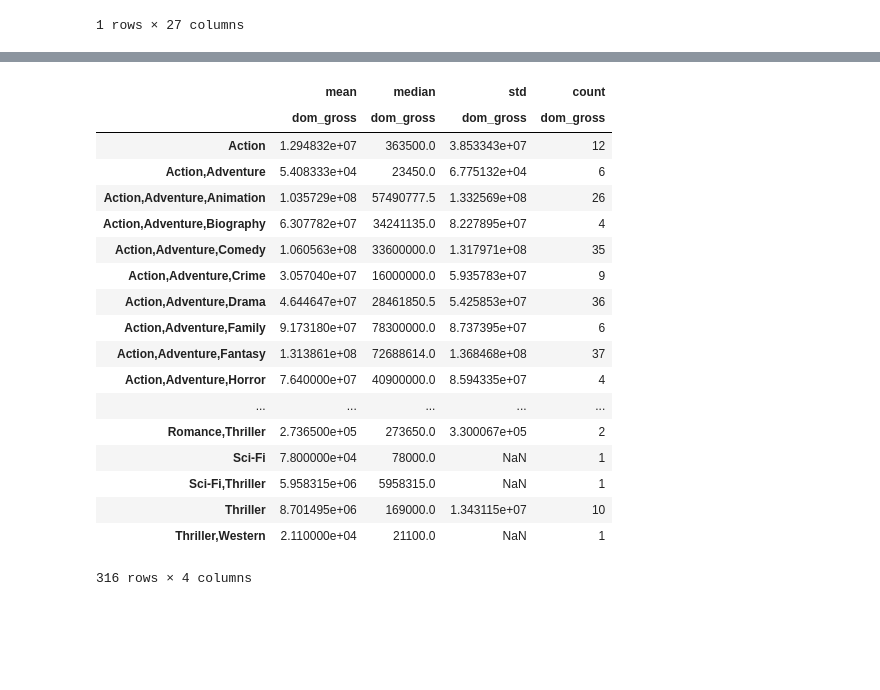
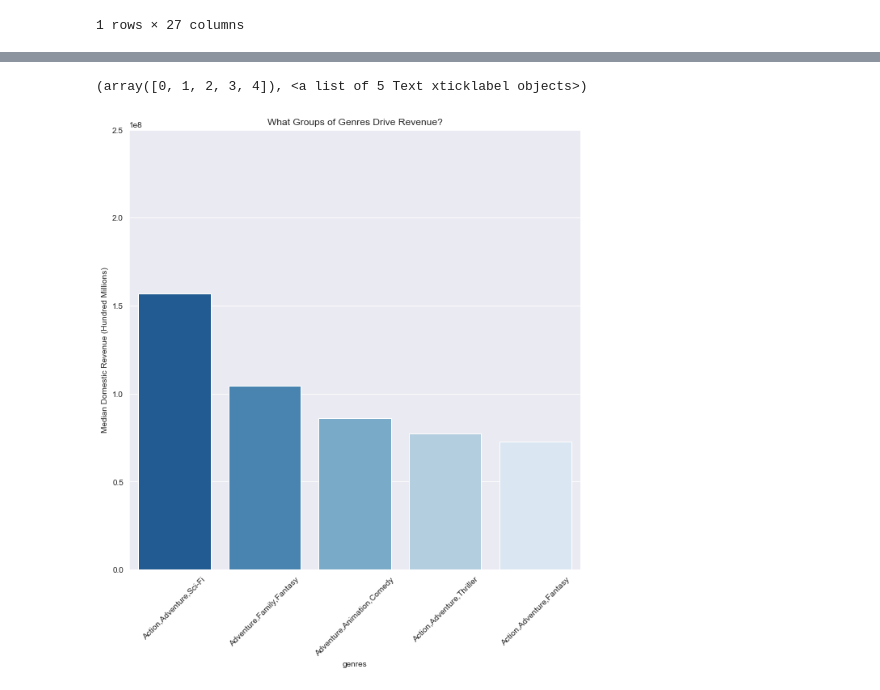
Before and after one commit to aharris2404/microsoft-movie-recommendations, a Jupyter notebook: visualizations/Full_gross_viz.ipynb, the cells around one changed output, grey strips where cells are left out. Drawn from its saved outputs; the diff is of its cells as text; code cells hidden in the pictures; blank space fills up the shorter version.

Commit message:
final data viz updates

```diff
--- a/visualizations/Full_gross_viz.ipynb
+++ b/visualizations/Full_gross_viz.ipynb
@@ -65,9 +66,9 @@ sns.barplot(x=df2["dom"], y=df2["numvotes"])
 # %%
 table1 = pd.pivot_table(df, index=['genres'], values ='dom_gross', aggfunc=['mean','median','std','count'])
-table1 = pd.DataFrame(table1, ascending=False)
-# table1.columns = table1.columns.to_series().str.join('_')
-# table1 = pd.DataFrame(table1.sort_values('median_worldwide_roi', ascending=False))
-# table1 = pd.DataFrame(table1.loc[table1['count_worldwide_roi']>9].reset_index())
-# table1.columns = ['genre_groupings', 'mean_worldwide_roi', 'median_worldwide_roi',
-#        'std_worldwide_roi', 'count_worldwide_roi']
-# table1[['genre_groupings','median_worldwide_roi','std_worldwide_roi','count_worldwide_roi']].head()
+table1 = pd.DataFrame(table1)
+table1.columns = table1.columns.to_series().str.join('_')
+table1 = pd.DataFrame(table1.sort_values('median_dom_gross', ascending=False))
+table1 = pd.DataFrame(table1.loc[table1['count_dom_gross']>9].reset_index())
+table1.columns = ['genres', 'mean_dom_gross', 'median_dom_gross',
+       'std_dom_gross', 'count_dom_gross']
+table1[['genres', 'mean_dom_gross', 'median_dom_gross','std_dom_gross','count_dom_gross']].head()
@@ -74,22 +88,0 @@ table1 = pd.DataFrame(table1, ascending=False)
-# %%
-table1
-# %% [output]
-|  | mean | median | std | count |
-|  | dom_gross | dom_gross | dom_gross | dom_gross |
-| Action | 1.294832e+07 | 363500.0 | 3.853343e+07 | 12 |
-| Action,Adventure | 5.408333e+04 | 23450.0 | 6.775132e+04 | 6 |
-| Action,Adventure,Animation | 1.035729e+08 | 57490777.5 | 1.332569e+08 | 26 |
-| Action,Adventure,Biography | 6.307782e+07 | 34241135.0 | 8.227895e+07 | 4 |
-| Action,Adventure,Comedy | 1.060563e+08 | 33600000.0 | 1.317971e+08 | 35 |
-| Action,Adventure,Crime | 3.057040e+07 | 16000000.0 | 5.935783e+07 | 9 |
-| Action,Adventure,Drama | 4.644647e+07 | 28461850.5 | 5.425853e+07 | 36 |
-| Action,Adventure,Family | 9.173180e+07 | 78300000.0 | 8.737395e+07 | 6 |
-| Action,Adventure,Fantasy | 1.313861e+08 | 72688614.0 | 1.368468e+08 | 37 |
-| Action,Adventure,Horror | 7.640000e+07 | 40900000.0 | 8.594335e+07 | 4 |
-| ... | ... | ... | ... | ... |
-| Romance,Thriller | 2.736500e+05 | 273650.0 | 3.300067e+05 | 2 |
-| Sci-Fi | 7.800000e+04 | 78000.0 | NaN | 1 |
-| Sci-Fi,Thriller | 5.958315e+06 | 5958315.0 | NaN | 1 |
-| Thriller | 8.701495e+06 | 169000.0 | 1.343115e+07 | 10 |
-| Thriller,Western | 2.110000e+04 | 21100.0 | NaN | 1 |
-316 rows × 4 columns
@@ -95,0 +93,12 @@ table1
+# %%
+top5_median = table1.iloc[:5]
+# %%
+fig, ax = plt.subplots(figsize=(10,10))
+sns.barplot(x=top5_median["genres"], y=top5_median["median_dom_gross"], palette='Blues_r')
+plt.ylim(0, 250000000.00)
+plt.ylabel('Median Domestic Revenue (Hundred Millions)')
+plt.title('What Groups of Genres Drive Revenue?')
+plt.xticks(rotation=45)
+# %% [output]
+(array([0, 1, 2, 3, 4]), <a list of 5 Text xticklabel objects>)
+[figure, added]
```
Also changed, not shown: parts of 22 cells of this notebook, 2 other files.
